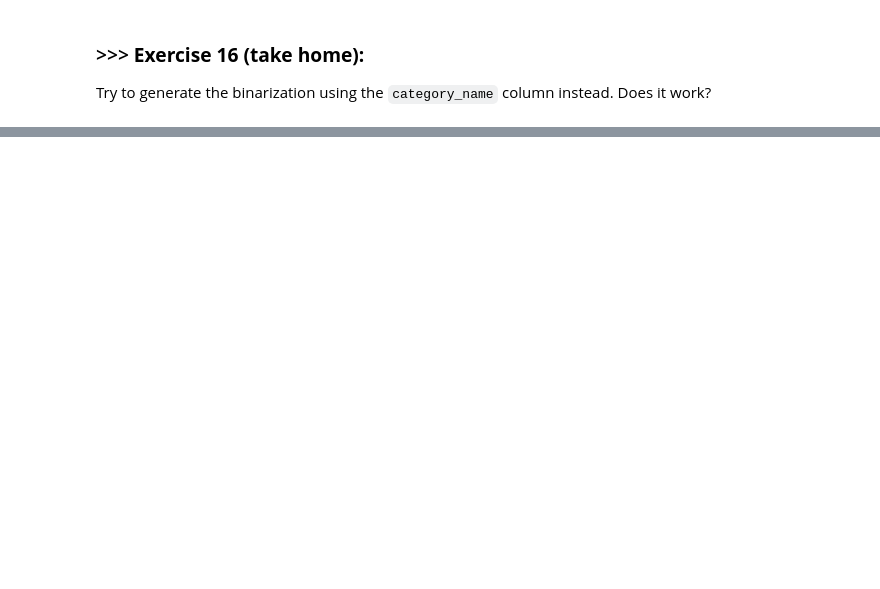
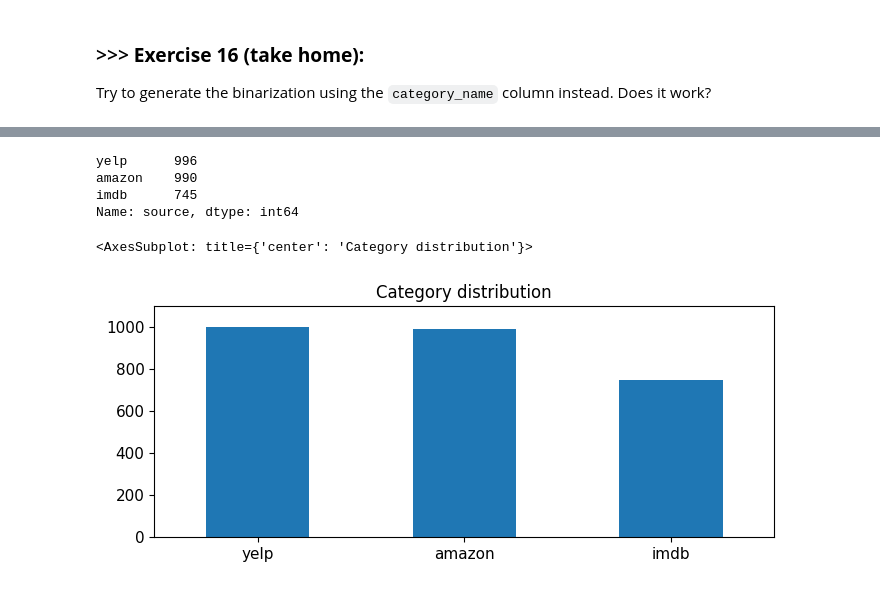
Before and after one commit to Lewisu/DM2022-Lab1-Homework, a Jupyter notebook: DM2022-Lab1-Homework.ipynb, the cells around one changed output, grey strips where cells are left out. Cells and saved outputs as stored; diff of their text form; code cells hidden in the pictures; blank space fills up the shorter version.

```diff
--- a/DM2022-Lab1-Homework.ipynb
+++ b/DM2022-Lab1-Homework.ipynb
@@ -383,0 +404,8 @@ Try to generate the binarization using the `category_name` column instead. Does
+# %%
+data1 = pd.read_table(filepath_or_buffer = "imdb_labelled.txt", names = ["sentence", "score"])
+data2 = pd.read_table(filepath_or_buffer = "amazon_cells_labelled.txt", names = ["sentence", "score"])
+data3 = pd.read_table(filepath_or_buffer = "yelp_labelled.txt", names = ["sentence", "score"])
+
+data1["source"] = "imdb"
+data2["source"] = "amazon"
+data3["source"] = "yelp"
@@ -383,0 +460,4 @@ Try to generate the binarization using the `category_name` column instead. Does
+# %%
+alldata = pd.concat([data1, data2, data3], ignore_index = True)
+alldata = alldata.sample(frac=1).reset_index(drop=True)
+alldata
@@ -383,0 +616,2 @@ Try to generate the binarization using the `category_name` column instead. Does
+# %%
+alldata.drop_duplicates(inplace = True)
@@ -383,0 +638,13 @@ Try to generate the binarization using the `category_name` column instead. Does
+# %%
+print(alldata.source.value_counts())
+alldata.source.value_counts().plot(kind = 'bar',
+                                    title = 'Category distribution',
+                                    ylim = [0, max(alldata.source.value_counts()) + 100],
+                                    rot = 0, fontsize = 11, figsize = (8,3))
+# %% [output]
+yelp      996
+amazon    990
+imdb      745
+Name: source, dtype: int64
+<AxesSubplot: title={'center': 'Category distribution'}>
+[figure, added]
```
Also changed, not shown: parts of 53 cells of this notebook, 3 other files.
